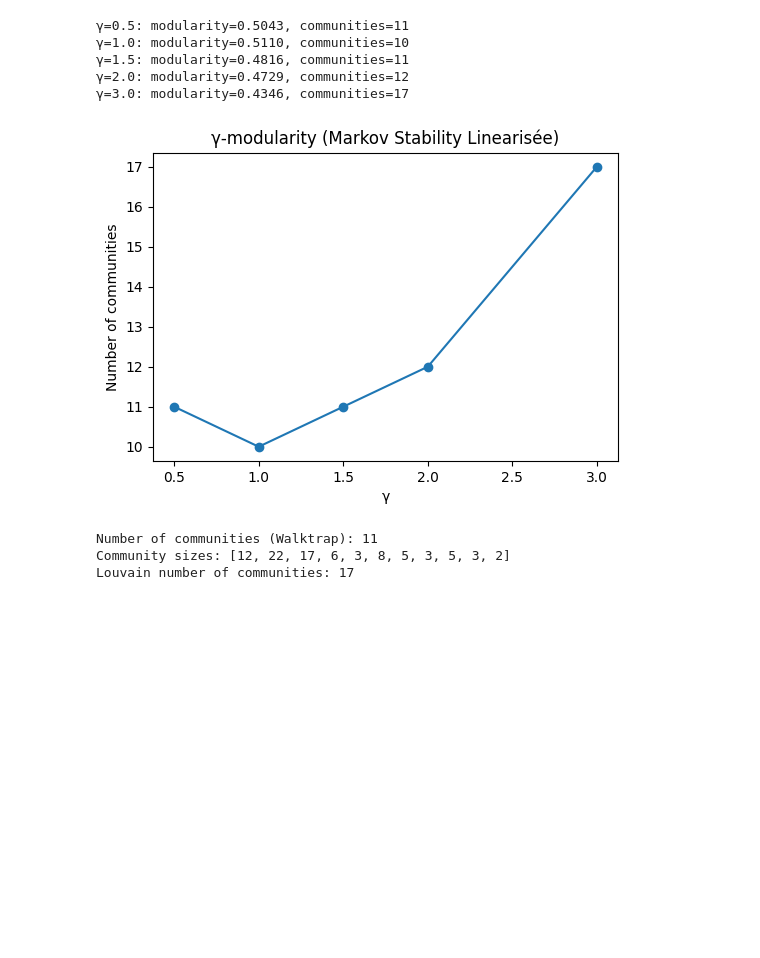
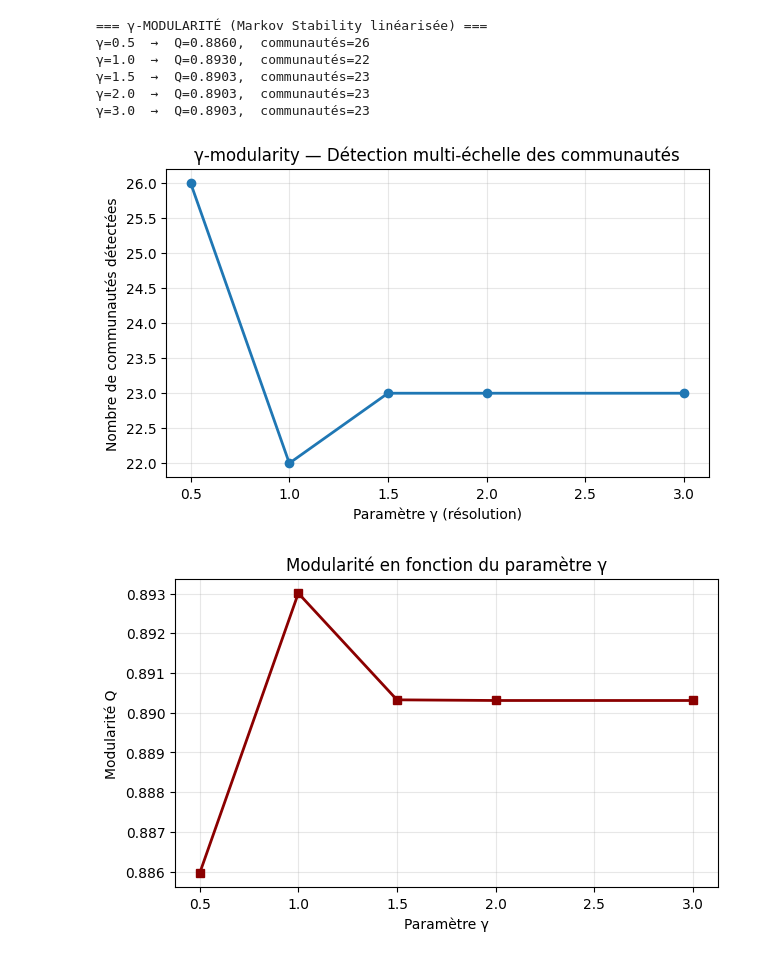
Before and after one commit to mariabkr/graphminig, a Jupyter notebook: notebooks/malawi.ipynb, the cells around one changed output. Saved outputs shown, nothing was run; the diff lists cells and outputs as text; code cells hidden in the pictures; blank space fills up the shorter version.

```diff
--- a/notebooks/malawi.ipynb
+++ b/notebooks/malawi.ipynb
@@ -773,28 +286,49 @@ SyntaxError: invalid character '’' (U+2019) (1746601836.py, line 1)
 # %%
-import community as community_louvain
+# Multi-résolution : γ-modularity
+
+
 import matplotlib.pyplot as plt
 
 gammas = [0.5, 1.0, 1.5, 2.0, 3.0]
-results = []
+gamma_res = []
+
+print("\n=== γ-MODULARITÉ (Markov Stability linéarisée) ===")
 
 for gamma in gammas:
-    partition = community_louvain.best_partition(G, resolution=gamma)
-    Q = community_louvain.modularity(partition, G)
-    num_com = len(set(partition.values()))
-    results.append((gamma, Q, num_com))
-    print(f"γ={gamma}: modularity={Q:.4f}, communities={num_com}")
+    part = community_louvain.best_partition(
+        Gw,
+        resolution=gamma,
+        weight="weight",
+        random_state=42
+    )
+    Q = community_louvain.modularity(part, Gw)
+    k = len(set(part.values()))
+    gamma_res.append((gamma, Q, k))
+    print(f"γ={gamma:.1f}  →  Q={Q:.4f},  communautés={k}")
 
-# Plot number of communities as a function of γ
-plt.figure(figsize=(6,4))
-plt.plot(gammas, [r[2] for r in results], marker='o')
-plt.xlabel("γ")
-plt.ylabel("Number of communities")
-plt.title("γ-modularity (Markov Stability Linearisée)")
+# Plot du nombre de communautés en fonction de γ
+plt.figure(figsize=(7, 4))
+plt.plot(gammas, [k for (_, _, k) in gamma_res], marker='o', linewidth=2)
+plt.xlabel("Paramètre γ (résolution)")
+plt.ylabel("Nombre de communautés détectées")
+plt.title("γ-modularity — Détection multi-échelle des communautés")
+plt.grid(alpha=0.3)
 plt.show()
+
+# Plot de la modularité elle-même
+plt.figure(figsize=(7, 4))
+plt.plot(gammas, [Q for (_, Q, _) in gamma_res], marker='s', linewidth=2, color="darkred")
+plt.xlabel("Paramètre γ")
+plt.ylabel("Modularité Q")
+plt.title("Modularité en fonction du paramètre γ")
+plt.grid(alpha=0.3)
+plt.show()
 # %% [output]
-γ=0.5: modularity=0.5043, communities=11
-γ=1.0: modularity=0.5110, communities=10
-γ=1.5: modularity=0.4816, communities=11
-γ=2.0: modularity=0.4729, communities=12
-γ=3.0: modularity=0.4346, communities=17
+=== γ-MODULARITÉ (Markov Stability linéarisée) ===
+γ=0.5  →  Q=0.8860,  communautés=26
+γ=1.0  →  Q=0.8930,  communautés=22
+γ=1.5  →  Q=0.8903,  communautés=23
+γ=2.0  →  Q=0.8903,  communautés=23
+γ=3.0  →  Q=0.8903,  communautés=23
-[figure, old version]
+[figure, new version]
+[figure, added]
@@ -812,21 +334,0 @@ Les résultats montrent une remarquable stabilité du nombre de communautés pou
-# %%
-import igraph as ig
-
-# Convert NetworkX to igraph
-g = ig.Graph.TupleList(G.edges(), directed=False)
-
-# Run Walktrap
-walktrap = g.community_walktrap()
-clusters = walktrap.as_clustering()
-
-print("Number of communities (Walktrap):", len(clusters))
-
-# Show sizes
-print("Community sizes:", clusters.sizes())
-
-# Compare with Louvain
-print("Louvain number of communities:", len(set(partition.values())))
-# %% [output]
-Number of communities (Walktrap): 11
-Community sizes: [12, 22, 17, 6, 3, 8, 5, 3, 5, 3, 2]
-Louvain number of communities: 17
```
Also changed, not shown: parts of 37 cells of this notebook, 30 other files.
